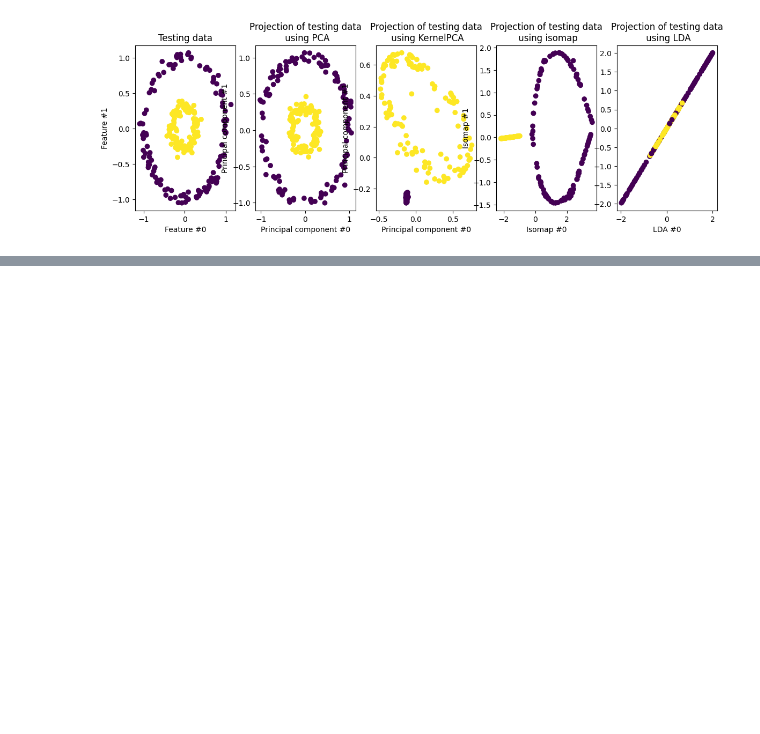
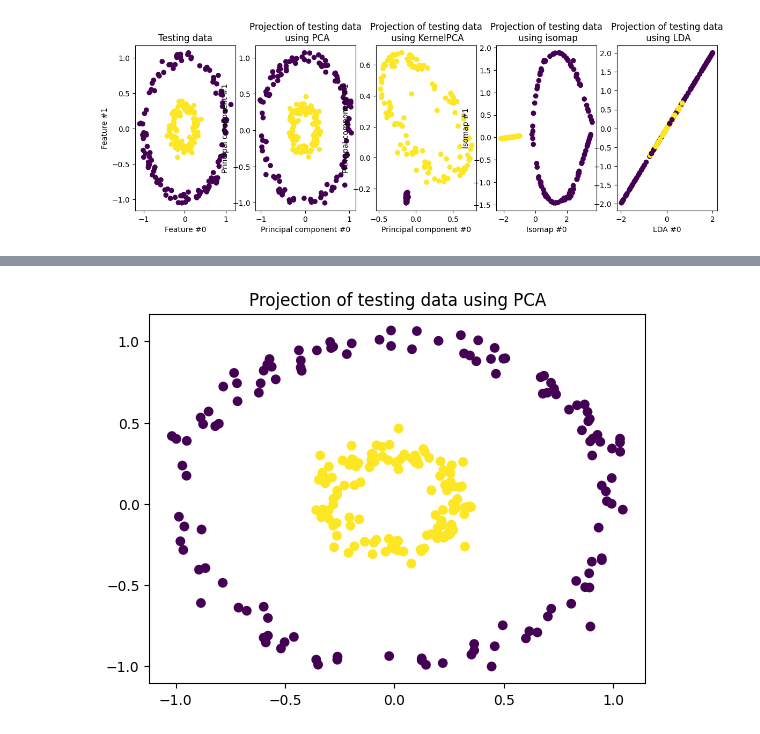
Before and after one commit to AAU-Dat/P5-Nonlinear-Dimensionality-Reduction, a Jupyter notebook: jupyter-notebooks/nonlinear.ipynb, the cells around one changed output, grey strips where cells are left out. Drawn from its saved outputs; the diff is of its cells as text; code cells hidden in the pictures; blank space fills up the shorter version.

```diff
--- a/jupyter-notebooks/nonlinear.ipynb
+++ b/jupyter-notebooks/nonlinear.ipynb
@@ -151,0 +82,7 @@ ValueError: Unknown label type: (array([-0.59830762, -2.83574418, -1.41645786, .
+# %%
+plt.figure()
+plt.scatter(X_test_pca[:, 0], X_test_pca[:, 1], c=y_test)
+plt.title("Projection of testing data using PCA")
+plt.show()
+# %% [output]
+[figure, added]
```
Also changed, not shown: parts of 8 cells of this notebook.
